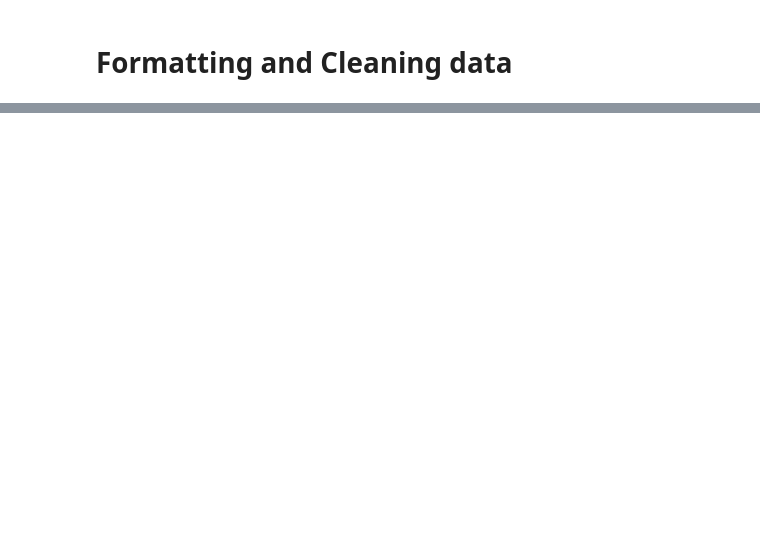
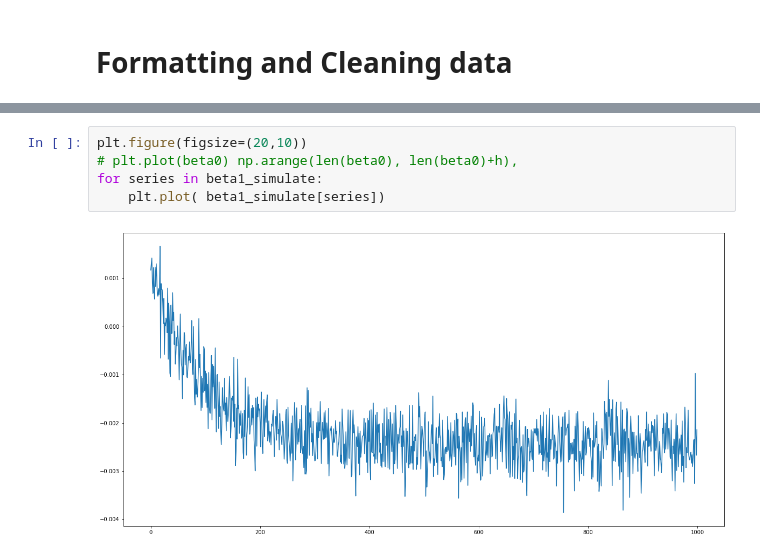
Before and after one commit to minhmanminhman/risk_modelling, a Jupyter notebook: visualization_report.ipynb, the cells around one changed output, grey strips where cells are left out. Drawn from its saved outputs; the diff is of its cells as text; blank space fills up the shorter version.

```diff
--- a/visualization_report.ipynb
+++ b/visualization_report.ipynb
@@ -157,0 +241,7 @@ plot_3d_nelson_siegel(data[column_maturity], yearly_maturity)
+# %%
+plt.figure(figsize=(20,10))
+# plt.plot(beta0) np.arange(len(beta0), len(beta0)+h),
+for series in beta1_simulate:
+    plt.plot( beta1_simulate[series])
+# %% [output]
+[figure, added]
```
Also changed, not shown: parts of 34 cells of this notebook, 6 other files.
